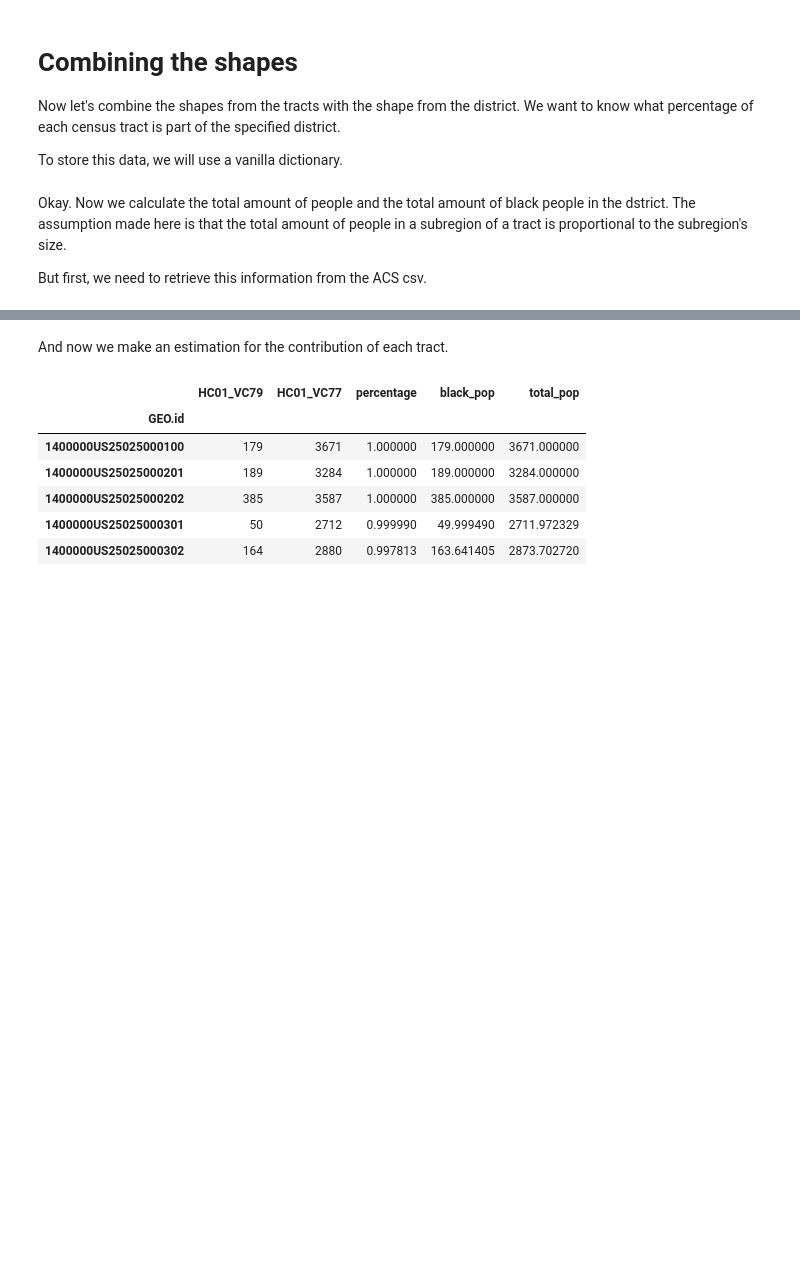
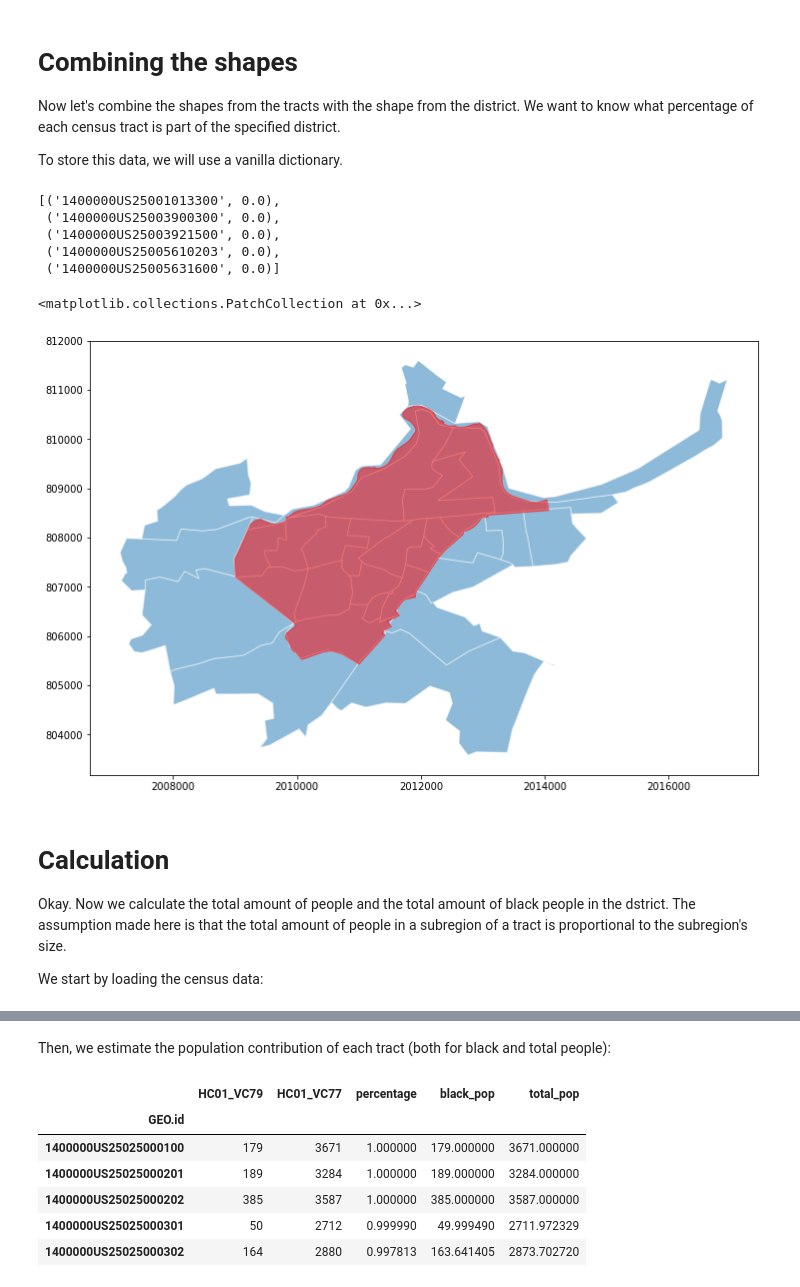
Before and after one commit to araraonline/kag-cpe, a Jupyter notebook: notebooks/eda/01-example-workflow--explain.ipynb, the cells around one changed output, grey strips where cells are left out. Saved outputs shown, nothing was run; the diff lists cells and outputs as text; code cells hidden in the pictures; blank space fills up the shorter version.

```diff
--- a/notebooks/eda/01-example-workflow--explain.ipynb
+++ b/notebooks/eda/01-example-workflow--explain.ipynb
@@ -119,10 +131,33 @@ for record in records:
     intersection = record['shape'].intersection(d14_shape)
     percentage = intersection.area / record['shape'].area
     percentages[id] = percentage
+
+list(percentages.items())[:5]
+# %% [output]
+[('1400000US25001013300', 0.0),
+ ('1400000US25003900300', 0.0),
+ ('1400000US25003921500', 0.0),
+ ('1400000US25005610203', 0.0),
+ ('1400000US25005631600', 0.0)]
+# %%
+# plot the intercepting census tracts
+
+fig = plt.figure(figsize=(12, 8))
+ax = fig.add_subplot(111)
+
+tracts = [r['shape'] for r in records
+          if percentages[r['properties']['AFFGEOID']] > 0]
+plot_polygon_collection(ax, tracts, edgecolor='white', alpha=0.5)
+plot_polygon_collection(ax, [d14_shape], color='red', alpha=0.5)
+# %% [output]
+<matplotlib.collections.PatchCollection at 0x...>
+[figure, added]
 # %% [markdown]
+# Calculation
+
 Okay. Now we calculate the total amount of people and the total amount of black people in the dstrict. The assumption made here is that the total amount of people in a subregion of a tract is proportional to the subregion's size.
 
-But first, we need to retrieve this information from the ACS csv.
+We start by loading the census data:
 # %%
 loc = ('../../data/raw/cpe-data/Dept_11-00091/11-00091_ACS_data'
        '/11-00091_ACS_race-sex-age/ACS_15_5YR_DP05_with_ann.csv')
@@ -138,6 +173,6 @@ df.head()
 | 1400000US25025000301 | 25025000301 | Census Tract 3.01, Suffolk County... | 2712 | 367 | 2712 | (X) | 1411 | 339 | ... |
 | 1400000US25025000302 | 25025000302 | Census Tract 3.02, Suffolk County... | 2880 | 353 | 2880 | (X) | 1182 | 259 | ... |
 5 rows × 338 columns
-# %% [markdown]
-And now we make an estimation for the contribution of each tract.
+# %% [markdown]
+Then, we estimate the population contribution of each tract (both for black and total people):
 # %%
```
Also changed, not shown: parts of 4 cells of this notebook.
